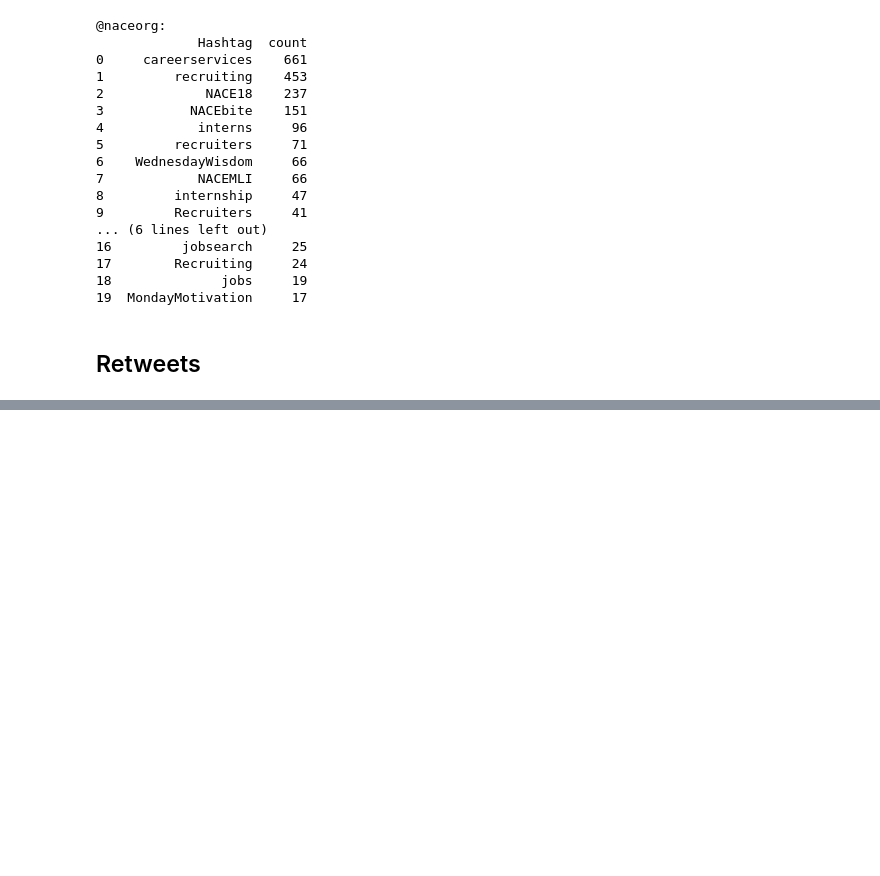
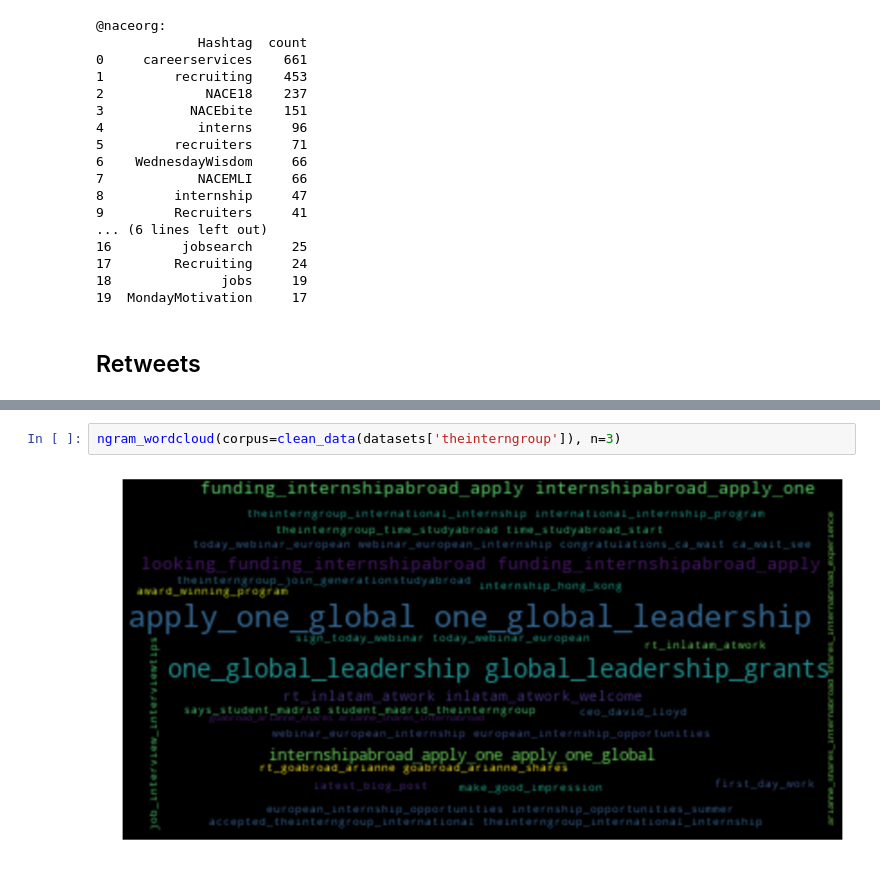
Before and after one commit to nvenegas-oliva/tig, a Jupyter notebook: EDA.ipynb, the cells around one changed output, grey strips where cells are left out. Cells and saved outputs as stored; diff of their text form; blank space fills up the shorter version.

```diff
--- a/EDA.ipynb
+++ b/EDA.ipynb
@@ -95,0 +168,4 @@ most_frequent('@naceorg', datasets)
+# %%
+ngram_wordcloud(corpus=clean_data(datasets['theinterngroup']), n=3)
+# %% [output]
+[figure, added]
```
Also changed, not shown: parts of 14 cells of this notebook.
